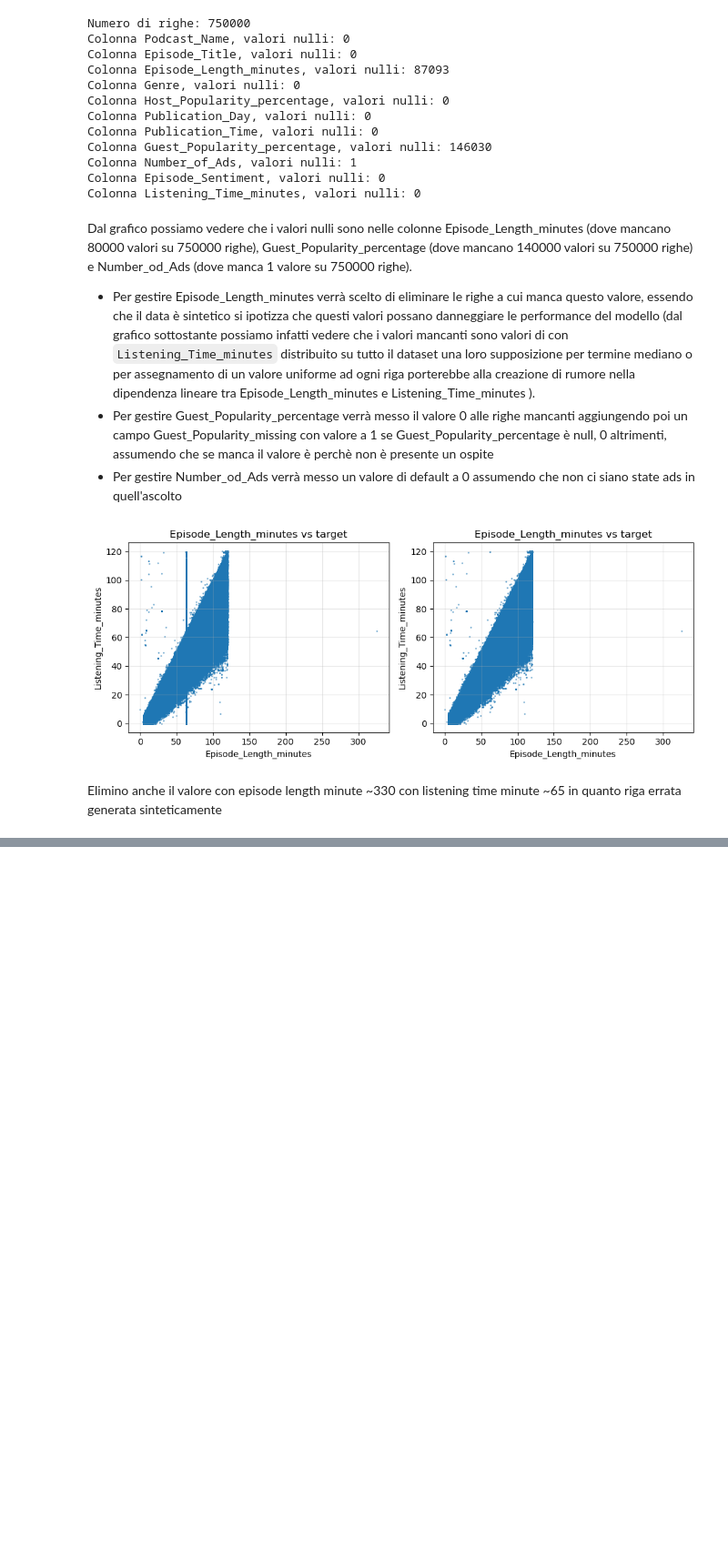
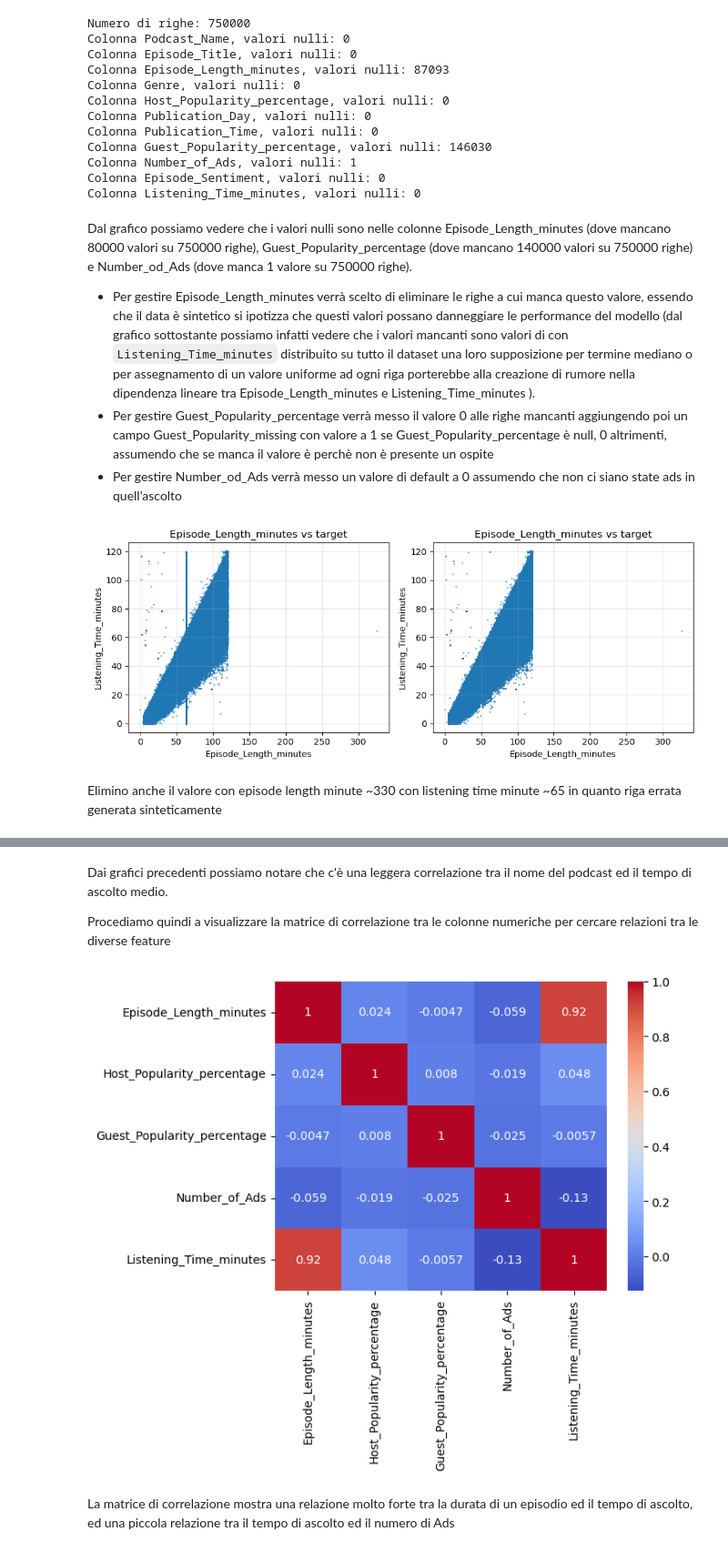
Before and after one commit to mtttia/data_intensive_project, a Jupyter notebook: notebook.ipynb, the cells around one changed output, grey strips where cells are left out. Shown at 91% size. Drawn from its saved outputs; the diff is of its cells as text; code cells hidden in the pictures; blank space fills up the shorter version.

```diff
--- a/notebook.ipynb
+++ b/notebook.ipynb
@@ -175,0 +337,13 @@ plt.show()
+# %% [markdown]
+Dai grafici precedenti possiamo notare che c'è una leggera correlazione tra il nome del podcast ed il tempo di ascolto medio.
+
+Procediamo quindi a visualizzare la matrice di correlazione tra le colonne numeriche per cercare relazioni tra le diverse feature
+# %%
+numeric_cols = numerical_cols + ["Listening_Time_minutes"]
+corr = df_train[numeric_cols].corr()
+sns.heatmap(corr, annot=True, cmap='coolwarm')
+plt.show()
+# %% [output]
+[figure, added]
+# %% [markdown]
+La matrice di correlazione mostra una relazione molto forte tra la durata di un episodio ed il tempo di ascolto, ed una piccola relazione tra il tempo di ascolto ed il numero di Ads
```
Also changed, not shown: parts of 68 cells of this notebook, 3 other files.
